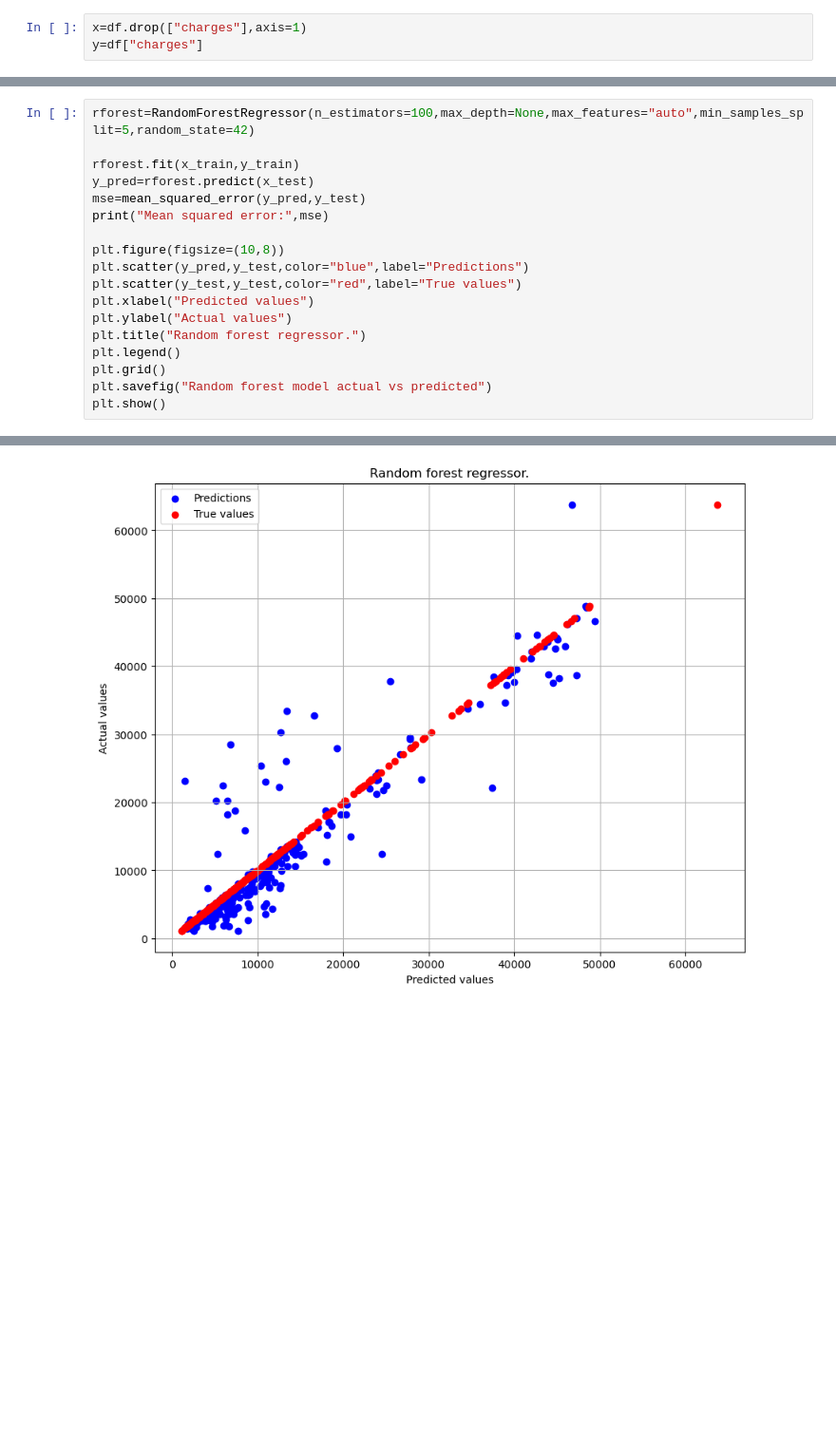
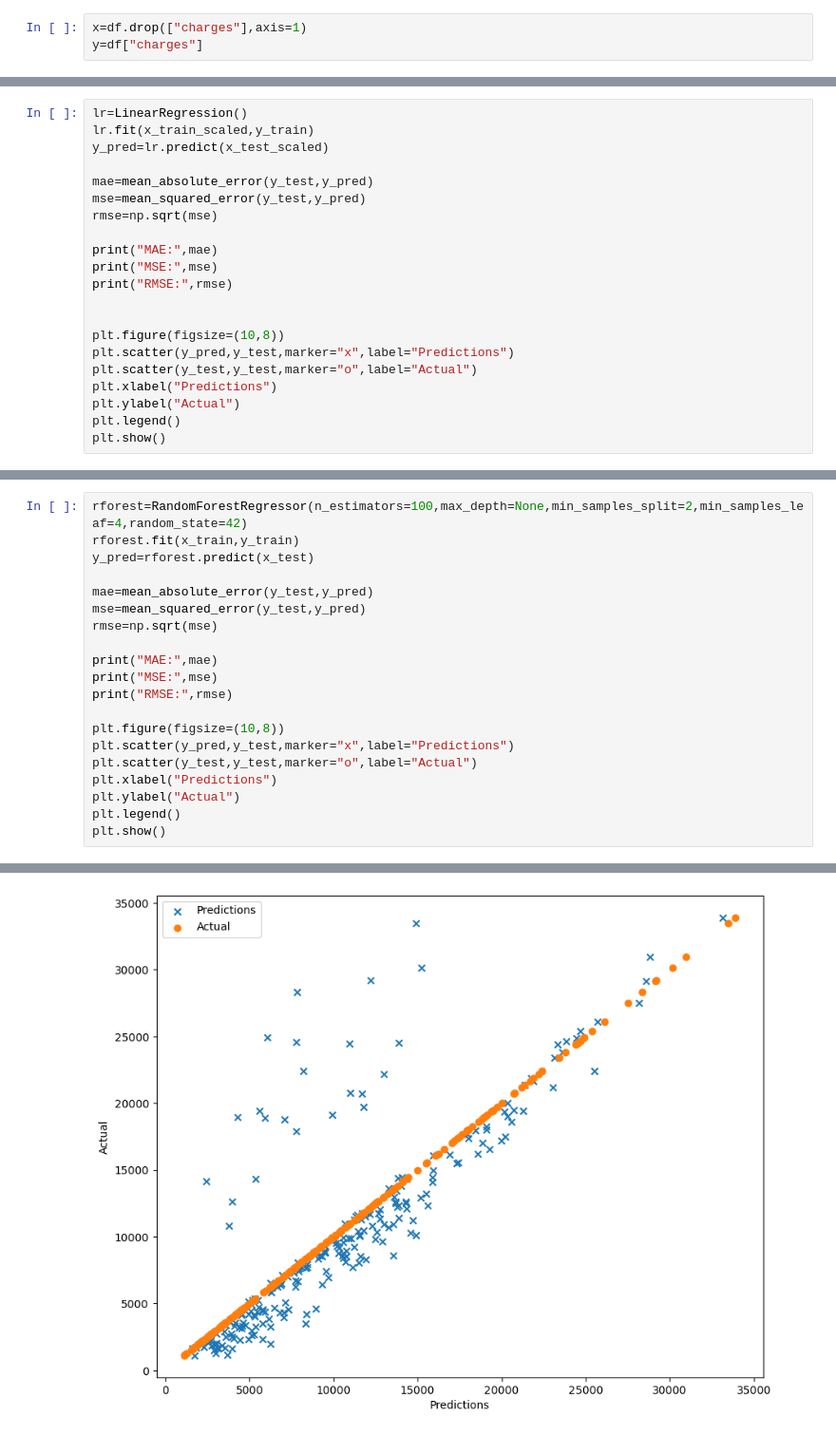
Before and after one commit to Kamuthuj/health-insurance-regression., a Jupyter notebook: analysis.ipynb, the cells around one changed output, grey strips where cells are left out. Shown at 95% size. Drawn from its saved outputs; the diff is of its cells as text; blank space fills up the shorter version.

```diff
--- a/analysis.ipynb
+++ b/analysis.ipynb
@@ -132,0 +316,21 @@ y=df["charges"]
+# %%
+lr=LinearRegression()
+lr.fit(x_train_scaled,y_train)
+y_pred=lr.predict(x_test_scaled)
+
+mae=mean_absolute_error(y_test,y_pred)
+mse=mean_squared_error(y_test,y_pred)
+rmse=np.sqrt(mse)
+
+print("MAE:",mae)
+print("MSE:",mse)
+print("RMSE:",rmse)
+
+
+plt.figure(figsize=(10,8))
+plt.scatter(y_pred,y_test,marker="x",label="Predictions")
+plt.scatter(y_test,y_test,marker="o",label="Actual")
+plt.xlabel("Predictions")
+plt.ylabel("Actual")
+plt.legend()
+plt.show()
@@ -161,19 +367,21 @@ Mean squared error: 29915447.274644293
 # %%
-rforest=RandomForestRegressor(n_estimators=100,max_depth=None,max_features="auto",min_samples_split=5,random_state=42)
-
+rforest=RandomForestRegressor(n_estimators=100,max_depth=None,min_samples_split=2,min_samples_leaf=4,random_state=42)
 rforest.fit(x_train,y_train)
 y_pred=rforest.predict(x_test)
-mse=mean_squared_error(y_pred,y_test)
-print("Mean squared error:",mse)
+
+mae=mean_absolute_error(y_test,y_pred)
+mse=mean_squared_error(y_test,y_pred)
+rmse=np.sqrt(mse)
+
+print("MAE:",mae)
+print("MSE:",mse)
+print("RMSE:",rmse)
 
 plt.figure(figsize=(10,8))
-plt.scatter(y_pred,y_test,color="blue",label="Predictions")
-plt.scatter(y_test,y_test,color="red",label="True values")
-plt.xlabel("Predicted values")
-plt.ylabel("Actual values")
-plt.title("Random forest regressor.")
+plt.scatter(y_pred,y_test,marker="x",label="Predictions")
+plt.scatter(y_test,y_test,marker="o",label="Actual")
+plt.xlabel("Predictions")
+plt.ylabel("Actual")
 plt.legend()
-plt.grid()
-plt.savefig("Random forest model actual vs predicted")
 plt.show()
 # %% [output]
@@ -182 +391 @@ Mean squared error: 21429941.51326517
-[figure, old version]
+[figure, new version]
```
Also changed, not shown: parts of 38 cells of this notebook.
